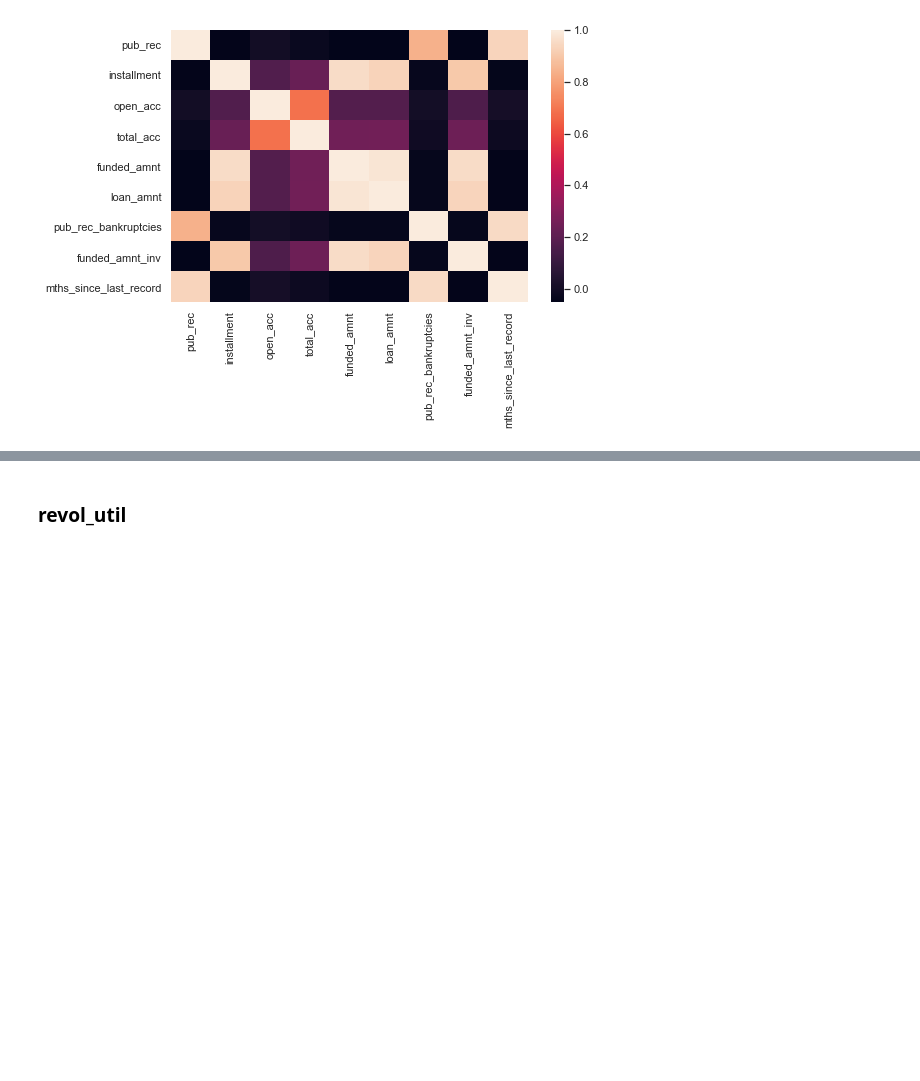
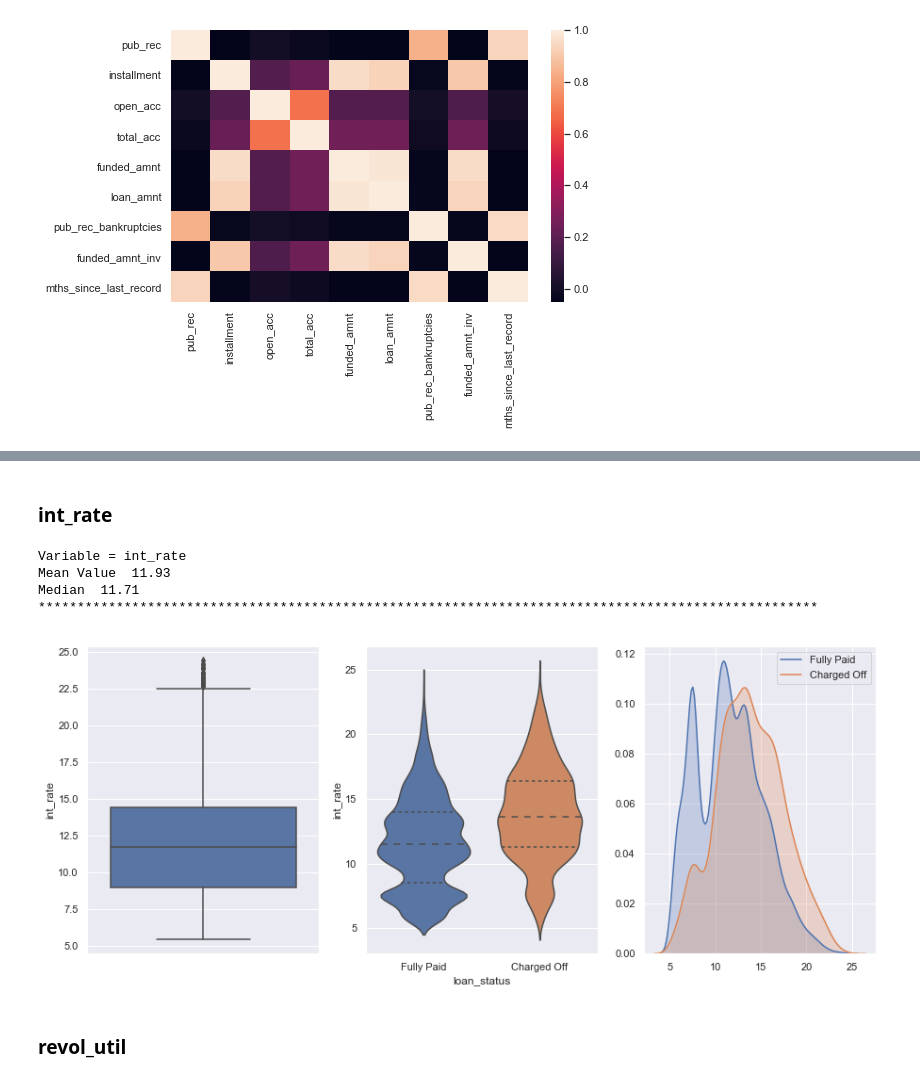
Before and after one commit to saneshashank/course2-GP1, a Jupyter notebook: loan_EDA.ipynb, the cells around one changed output, grey strips where cells are left out. Cells and saved outputs as stored; diff of their text form; code cells hidden in the pictures; blank space fills up the shorter version.

```diff
--- a/loan_EDA.ipynb
+++ b/loan_EDA.ipynb
@@ -399,2 +419,12 @@ def bubble_plot(x , y , z ,percent):
+# %% [markdown]
+### int_rate
+# %%
+uni_analysis_num(loan_df[['int_rate' , 'loan_status']])
+# %% [output]
+Variable = int_rate
+Mean Value  11.93
+Median  11.71
+****************************************************************************************************
+[figure, added]
 # %% [markdown]
 ### revol_util
```
Also changed, not shown: parts of 15 cells of this notebook.
